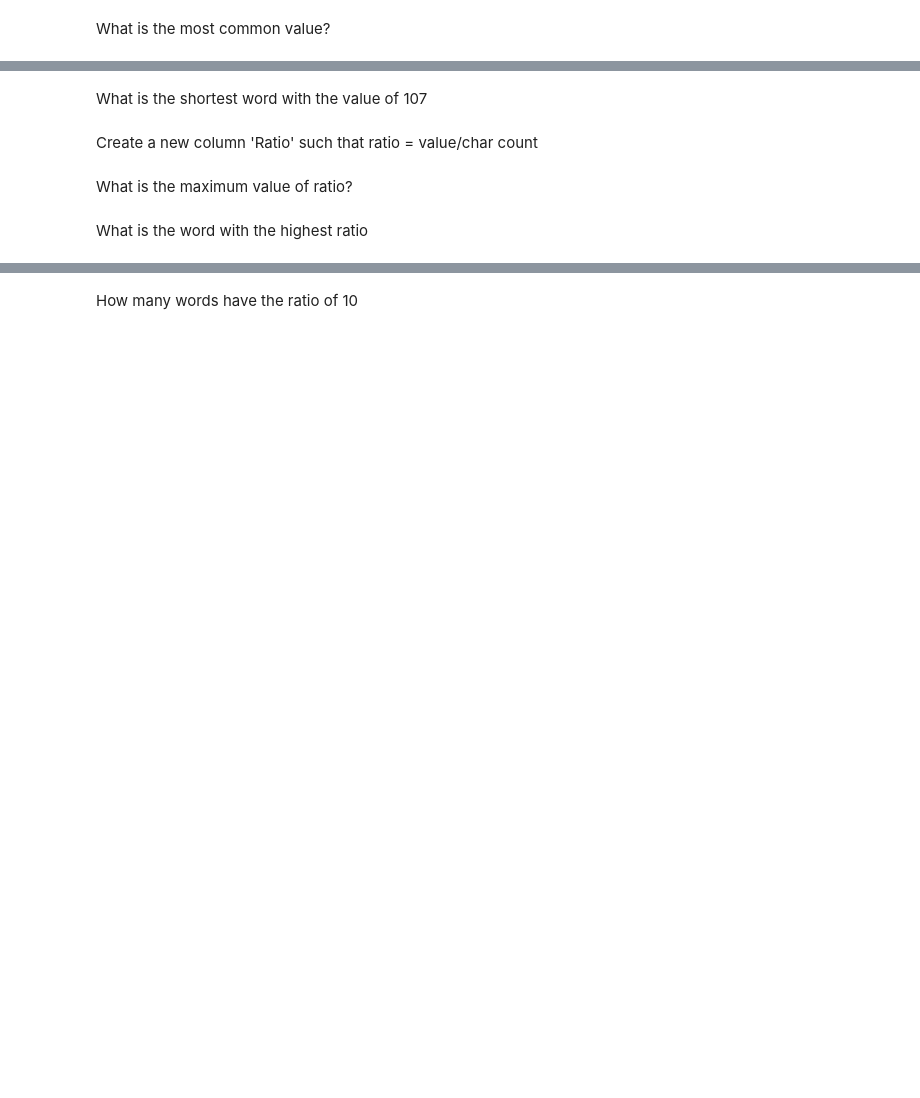
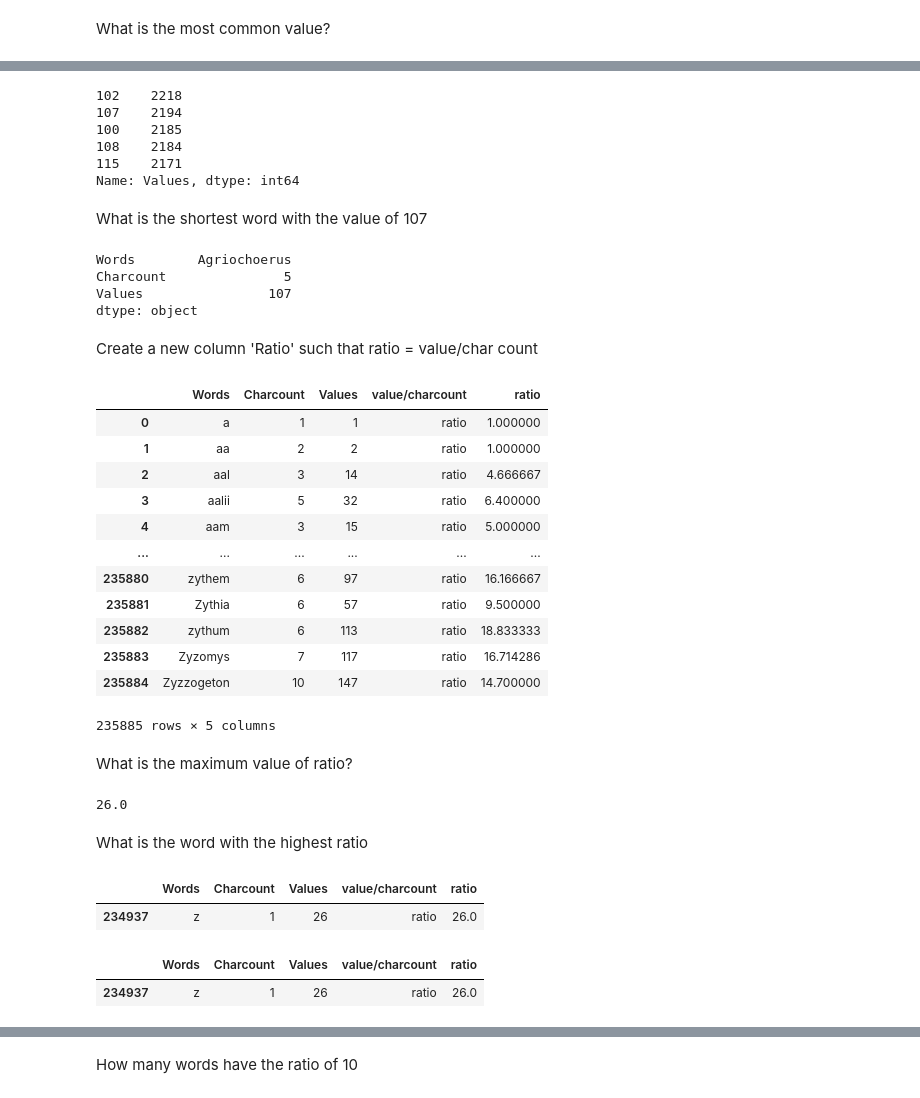
Before and after one commit to Saeswar/AI-ML-AVANTHI-SAESWAR, a Jupyter notebook: English_Words_EDA.ipynb, the cells around one changed output, grey strips where cells are left out. Drawn from its saved outputs; the diff is of its cells as text; code cells hidden in the pictures; blank space fills up the shorter version.

```diff
--- a/English_Words_EDA.ipynb
+++ b/English_Words_EDA.ipynb
@@ -162,8 +205,55 @@ What is the most common value?
+# %%
+df['Values'].value_counts().head()
+# %% [output]
+102    2218
+107    2194
+100    2185
+108    2184
+115    2171
+Name: Values, dtype: int64
 # %% [markdown]
 What is the shortest word with the value of 107
+# %%
+df.loc[df['Values'] == 107].min()
+# %% [output]
+Words        Agriochoerus
+Charcount               5
+Values                107
+dtype: object
 # %% [markdown]
 Create a new column 'Ratio' such that ratio = value/char count
+# %%
+df['ratio'] = df['Values']/df['Charcount']
+df
+# %% [output]
+|  | Words | Charcount | Values | value/charcount | ratio |
+| 0 | a | 1 | 1 | ratio | 1.000000 |
+| 1 | aa | 2 | 2 | ratio | 1.000000 |
+| 2 | aal | 3 | 14 | ratio | 4.666667 |
+| 3 | aalii | 5 | 32 | ratio | 6.400000 |
+| 4 | aam | 3 | 15 | ratio | 5.000000 |
+| ... | ... | ... | ... | ... | ... |
+| 235880 | zythem | 6 | 97 | ratio | 16.166667 |
+| 235881 | Zythia | 6 | 57 | ratio | 9.500000 |
+| 235882 | zythum | 6 | 113 | ratio | 18.833333 |
+| 235883 | Zyzomys | 7 | 117 | ratio | 16.714286 |
+| 235884 | Zyzzogeton | 10 | 147 | ratio | 14.700000 |
+235885 rows × 5 columns
 # %% [markdown]
 What is the maximum value of ratio?
+# %%
+df['ratio'].max()
+# %% [output]
+26.0
 # %% [markdown]
 What is the word with the highest ratio
+# %%
+df.loc[df['ratio']== 26]
+# %% [output]
+|  | Words | Charcount | Values | value/charcount | ratio |
+| 234937 | z | 1 | 26 | ratio | 26.0 |
+# %%
+  df.loc[df['ratio'] == df['ratio'].max()]
+# %% [output]
+|  | Words | Charcount | Values | value/charcount | ratio |
+| 234937 | z | 1 | 26 | ratio | 26.0 |
```
Also changed, not shown: parts of 14 cells of this notebook.
